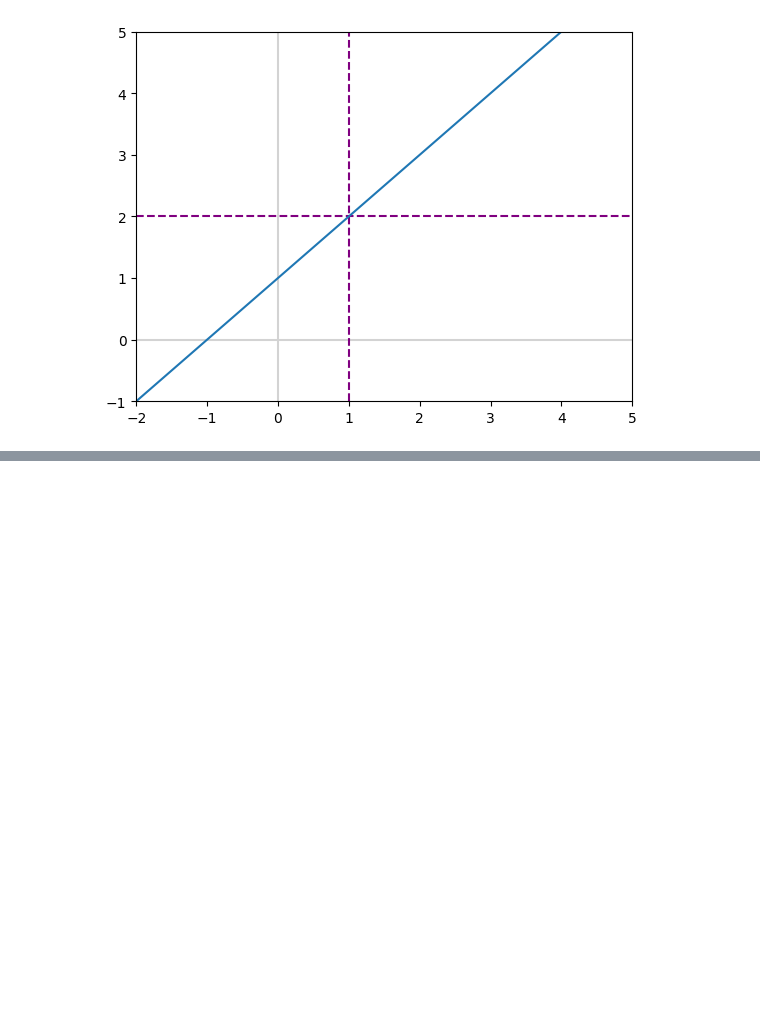
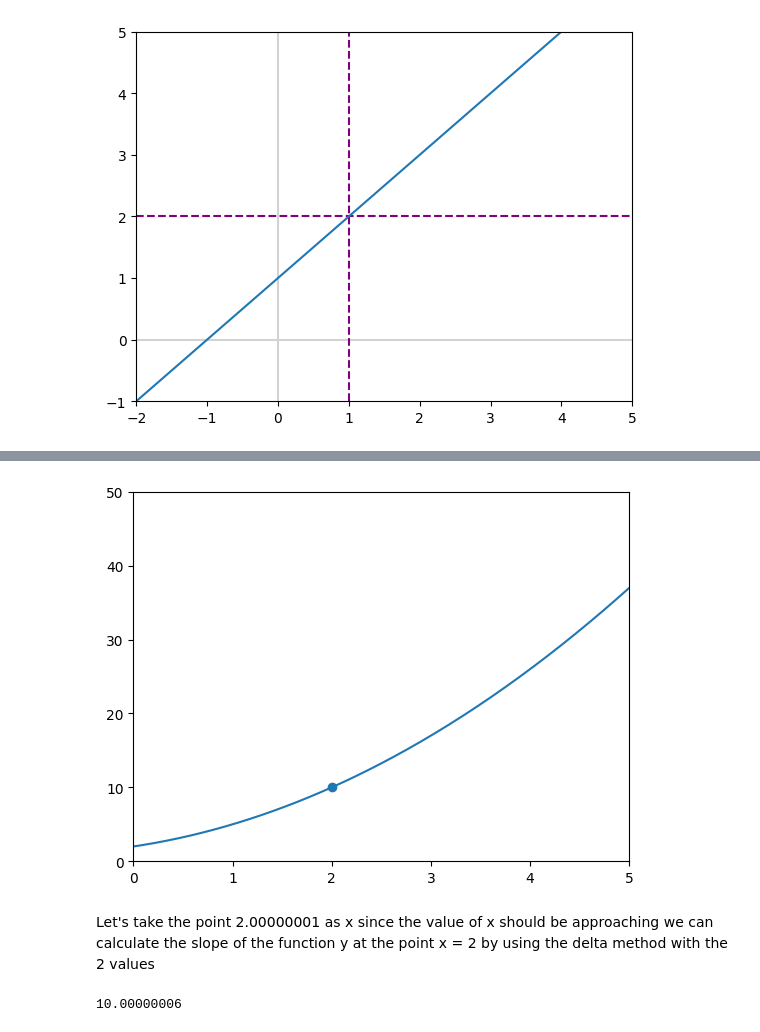
Before and after one commit to SriHarshith1/Maths-For-ML, a Jupyter notebook: calculus.ipynb, the cells around one changed output, grey strips where cells are left out. Saved outputs shown, nothing was run; the diff lists cells and outputs as text; code cells hidden in the pictures; blank space fills up the shorter version.

```diff
--- a/calculus.ipynb
+++ b/calculus.ipynb
@@ -129,0 +170,4 @@ _ = ax.plot(x, y)
+# %%
+def f_x(x):
+    y = x**2 + 2*x + 2
+    return y
@@ -129,0 +176,16 @@ _ = ax.plot(x, y)
+# %%
+y = f_x(x)
+# %%
+fig, ax = plt.subplots()
+plt.scatter(2, 10)
+ax.set_xlim([0, 5])
+ax.set_ylim([0, 50])
+_ = ax.plot(x, y)
+# %% [output]
+[figure, added]
+# %% [markdown]
+Let's take the point 2.00000001 as x since the value of x should be approaching we can calculate the slope of the function y at the point  x = 2 by using the delta method with the 2 values
+# %%
+f_x(2.00000001)
+# %% [output]
+10.00000006
```
Also changed, not shown: parts of 41 cells of this notebook.
